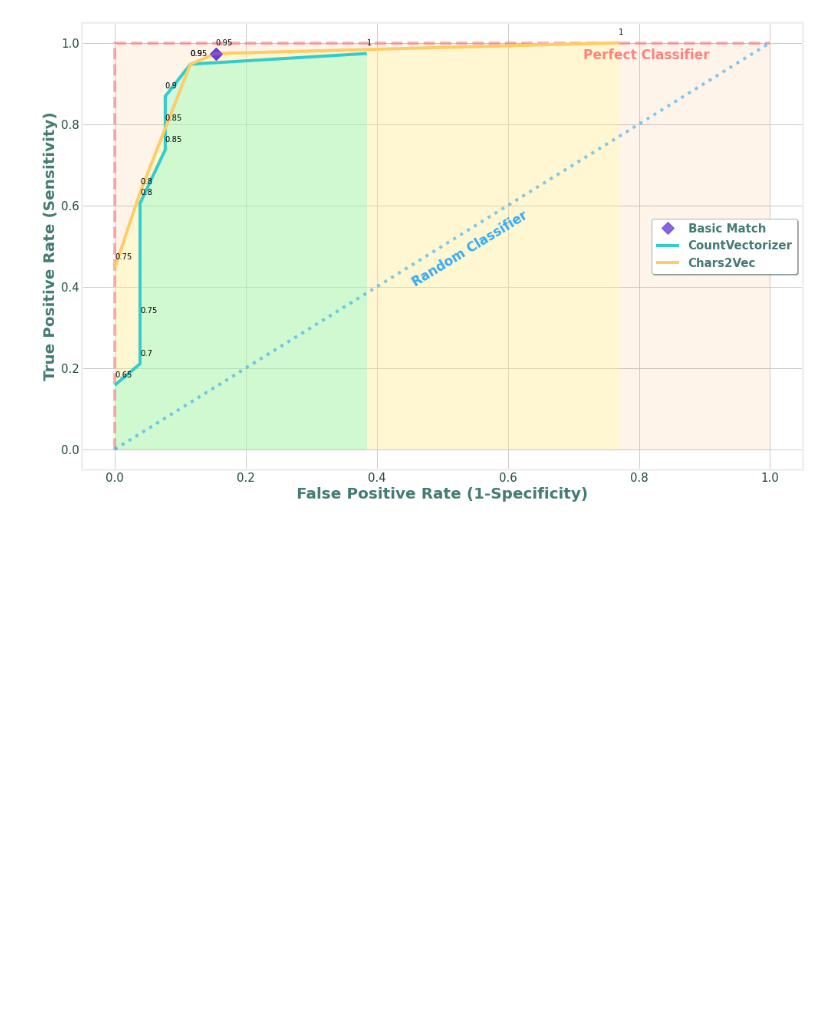
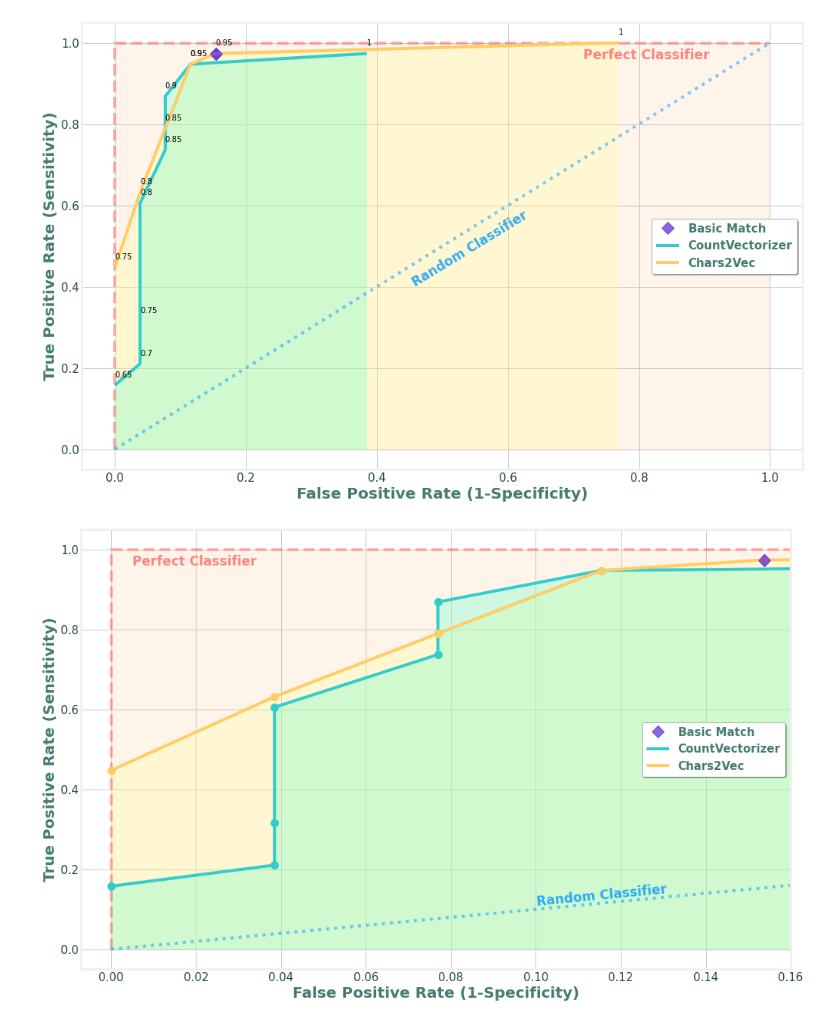
Before and after one commit to emrusson/w210capstone, a Jupyter notebook: Evaluation_UserTdata.ipynb, the cells around one changed output. Saved outputs shown, nothing was run; the diff lists cells and outputs as text; code cells hidden in the pictures; blank space fills up the shorter version.

```diff
--- a/Evaluation_UserTdata.ipynb
+++ b/Evaluation_UserTdata.ipynb
@@ -381,0 +448,6 @@ plt.show()
+# %%
+plt_small = plotSmallROC(count_scores, chars_scores, perfect_scores) # top ingredients
+
+plt.show()
+# %% [output]
+[figure, added]
```
Also changed, not shown: parts of 2 cells of this notebook.
